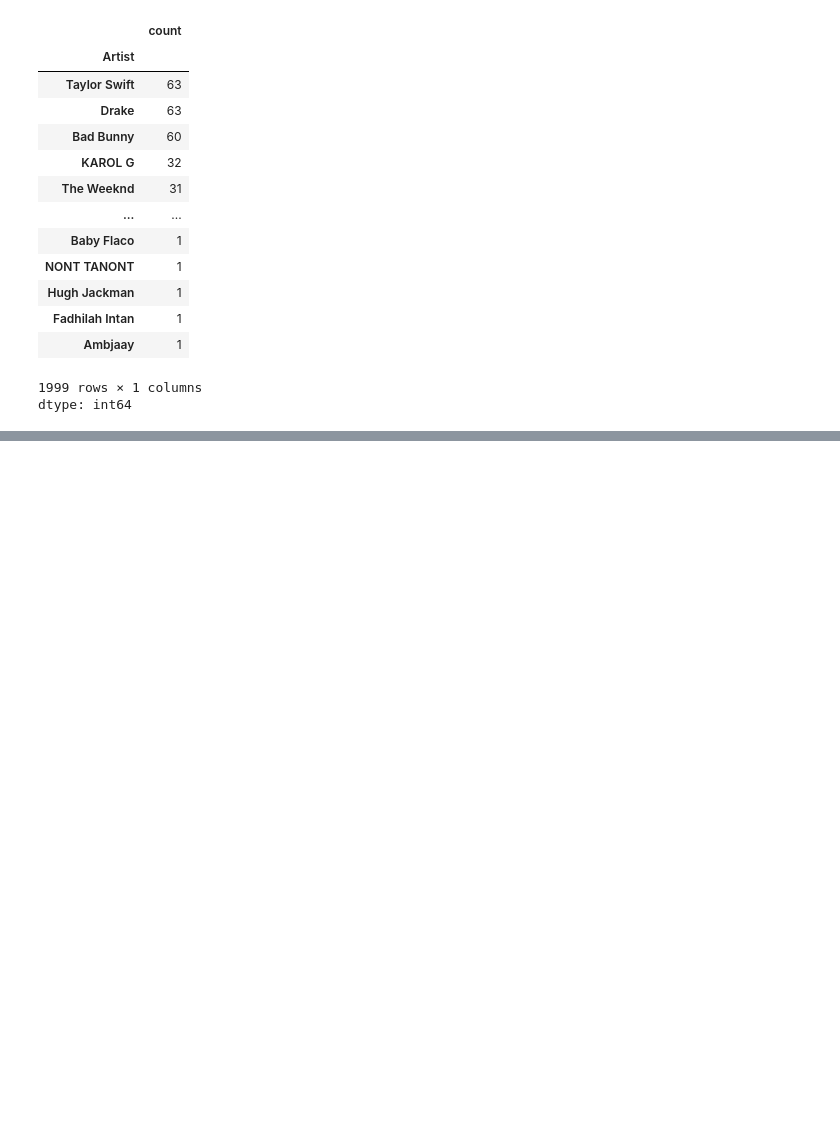
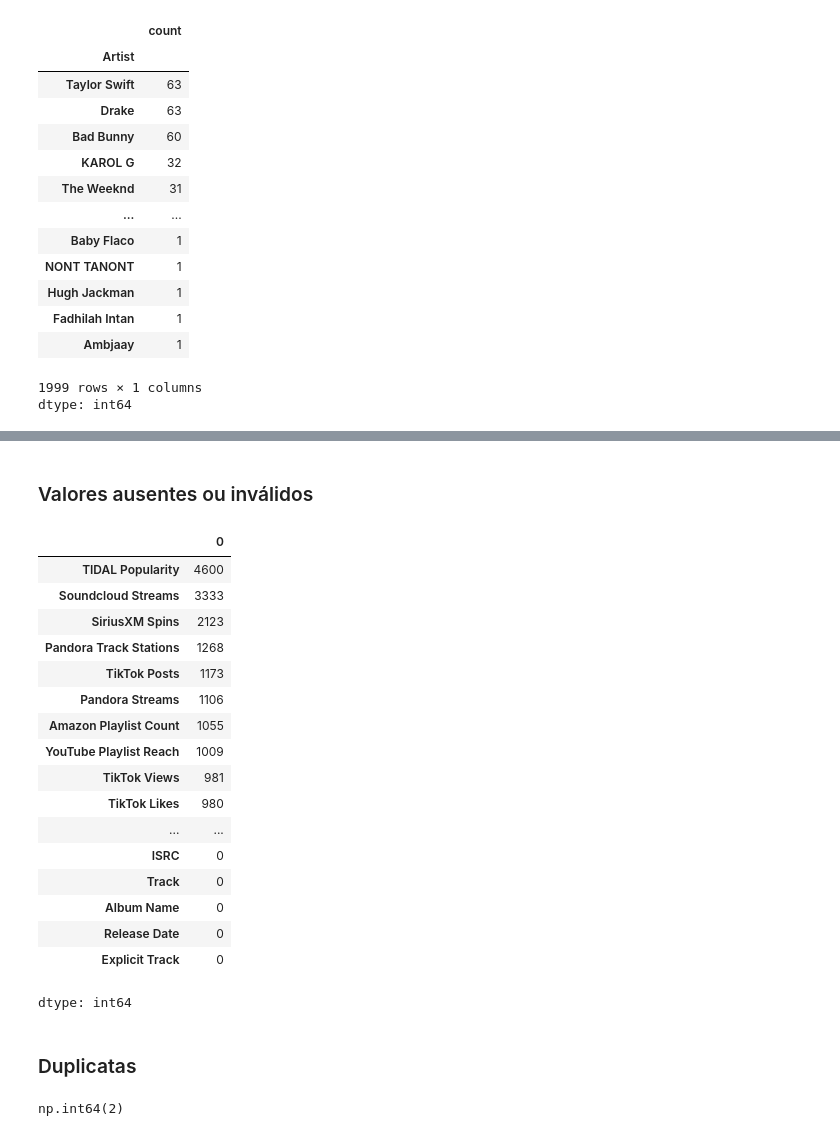
Before and after one commit to MizunoYudi/AD-Musicas-Mais-Tocadas, a Jupyter notebook: projeto.ipynb, the cells around one changed output, grey strips where cells are left out. Saved outputs shown, nothing was run; the diff lists cells and outputs as text; code cells hidden in the pictures; blank space fills up the shorter version.

```diff
--- a/projeto.ipynb
+++ b/projeto.ipynb
@@ -164,0 +217,29 @@ dtype: int64
+# %% [markdown]
+### Valores ausentes ou inválidos
+# %%
+df_musicas.isnull().sum().sort_values(ascending = False)
+# %% [output]
+|  | 0 |
+| TIDAL Popularity | 4600 |
+| Soundcloud Streams | 3333 |
+| SiriusXM Spins | 2123 |
+| Pandora Track Stations | 1268 |
+| TikTok Posts | 1173 |
+| Pandora Streams | 1106 |
+| Amazon Playlist Count | 1055 |
+| YouTube Playlist Reach | 1009 |
+| TikTok Views | 981 |
+| TikTok Likes | 980 |
+| ... | ... |
+| ISRC | 0 |
+| Track | 0 |
+| Album Name | 0 |
+| Release Date | 0 |
+| Explicit Track | 0 |
+dtype: int64
+# %% [markdown]
+### Duplicatas
+# %%
+df_musicas.duplicated().sum()
+# %% [output]
+np.int64(2)
```
Also changed, not shown: parts of 23 cells of this notebook.
